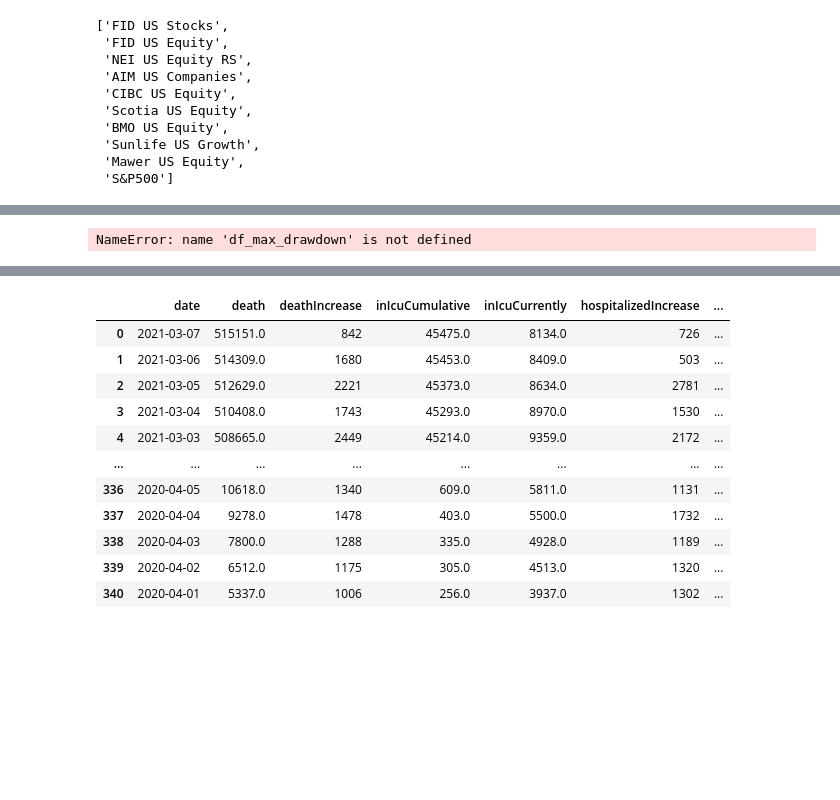
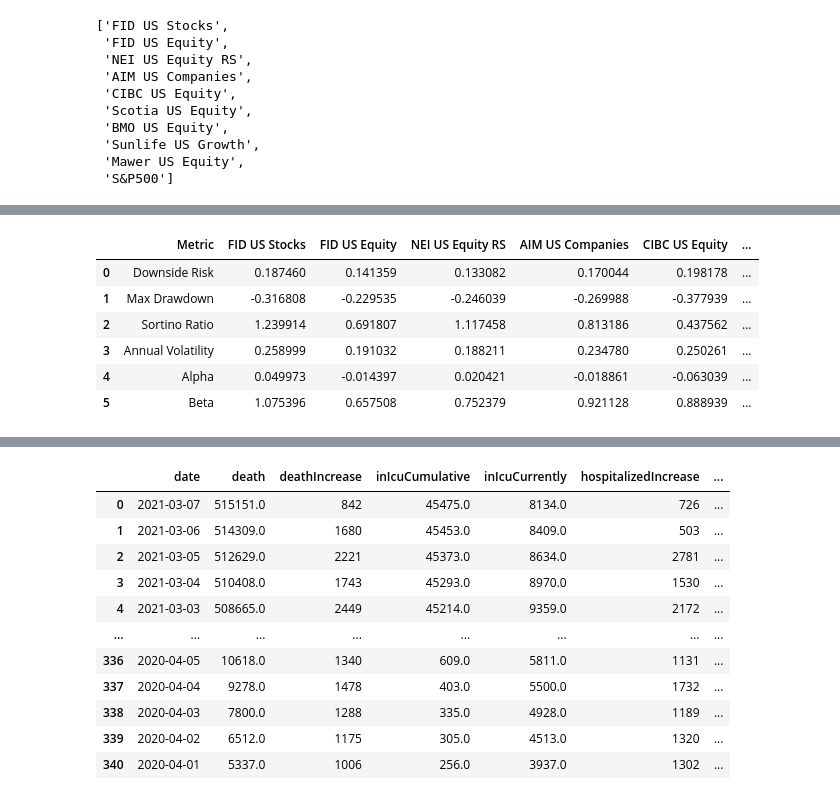
Before and after one commit to harrysui1997/Passive-vs-Active-Management-Analysis, a Jupyter notebook: Starter Code/Funds Analysis.ipynb, the cells around one changed output, grey strips where cells are left out. Drawn from its saved outputs; the diff is of its cells as text; code cells hidden in the pictures; blank space fills up the shorter version.

Commit message:
compiled code into fund analysis

```diff
--- a/Starter Code/Funds Analysis.ipynb
+++ b/Starter Code/Funds Analysis.ipynb
@@ -138,5 +154,5 @@ funds_columns
  'S&P500']
 # %%
 max_drawdown = em.max_drawdown(daily_returns)
-df_max_drawdown = max_return.to_frame()
+df_max_drawdown = max_drawdown.to_frame()
 df_max_drawdown.columns =['Max Drawdown']
@@ -179,8 +209,21 @@ print(alpha_list)
 # %%
 #Creating Alpha dataframe
 df_alpha = pd.DataFrame(alpha_list,columns=['Alpha'])
-# %%
-combined = pd.concat([df_max_drawdown,df_downside_risk,df_sortino_ratio,df_annual_volatility,df_alpha,df_beta],axis = 1)
-combined.set_index('index')
-# %% [output]
-NameError: name 'df_max_drawdown' is not defined
+# %%
+#Combine metric into single dataframe
+combined = pd.concat([df_downside_risk,df_max_drawdown,df_sortino_ratio,df_annual_volatility,df_alpha,df_beta],axis = 1, join ="inner")
+combined.columns=["Investment", "Downside Risk", "Max Drawdown", "Sortino Ratio", "Annual Volatility", "Alpha", "Beta"]
+combined.set_index("Investment", inplace=True)
+# %%
+#Invert to df, set column names
+combined_inverted = combined.T.reset_index()
+combined_inverted.columns = ["Metric","FID US Stocks", "FID US Equity", "NEI US Equity RS", "AIM US Companies", "CIBC US Equity", "Scotia US Equity", "BMO US Equity", "Sunlife US Growth", "Mawer US Equity", "S&P500"]
+combined_inverted
+# %% [output]
+|  | Metric | FID US Stocks | FID US Equity | NEI US Equity RS | AIM US Companies | CIBC US Equity | ... |
+| 0 | Downside Risk | 0.187460 | 0.141359 | 0.133082 | 0.170044 | 0.198178 | ... |
+| 1 | Max Drawdown | -0.316808 | -0.229535 | -0.246039 | -0.269988 | -0.377939 | ... |
+| 2 | Sortino Ratio | 1.239914 | 0.691807 | 1.117458 | 0.813186 | 0.437562 | ... |
+| 3 | Annual Volatility | 0.258999 | 0.191032 | 0.188211 | 0.234780 | 0.250261 | ... |
+| 4 | Alpha | 0.049973 | -0.014397 | 0.020421 | -0.018861 | -0.063039 | ... |
+| 5 | Beta | 1.075396 | 0.657508 | 0.752379 | 0.921128 | 0.888939 | ... |
```
Also changed, not shown: parts of 17 cells of this notebook, 1 other file.
